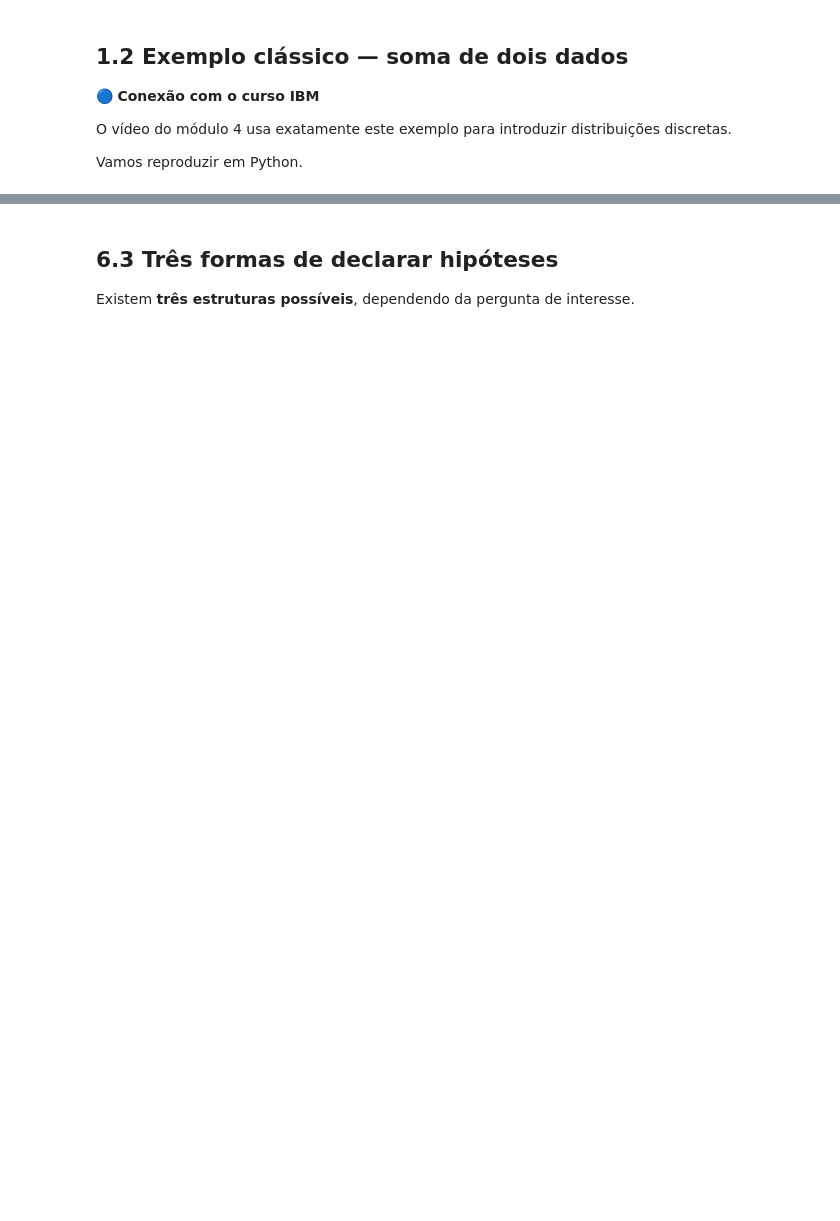
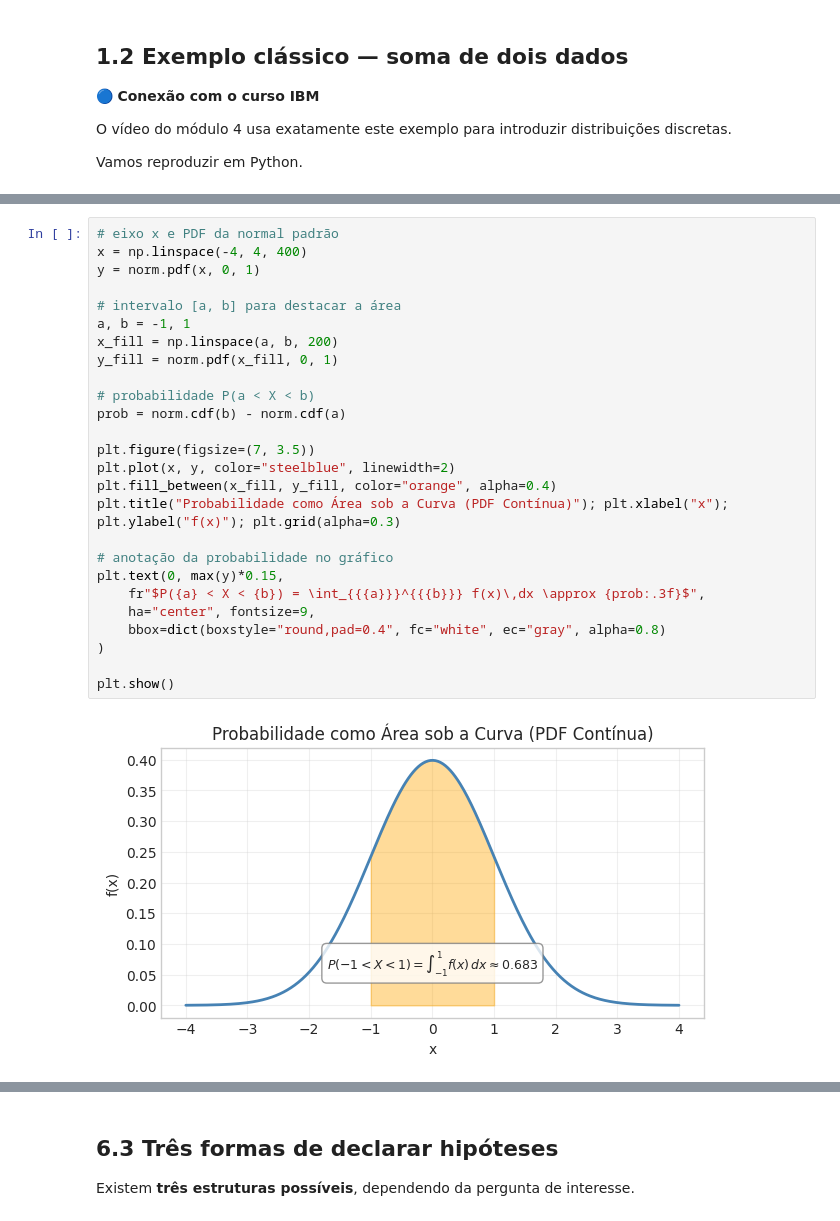
Before and after one commit to IncomeView/IBM_statistics, a Jupyter notebook: notebooks/copilot/4_probabilityDistributions.ipynb, the cells around one changed output, grey strips where cells are left out. Cells and saved outputs as stored; diff of their text form; blank space fills up the shorter version.

```diff
--- a/notebooks/copilot/4_probabilityDistributions.ipynb
+++ b/notebooks/copilot/4_probabilityDistributions.ipynb
@@ -264,3 +311,31 @@ $$
+# %%
+# eixo x e PDF da normal padrão
+x = np.linspace(-4, 4, 400)
+y = norm.pdf(x, 0, 1)
+
+# intervalo [a, b] para destacar a área
+a, b = -1, 1
+x_fill = np.linspace(a, b, 200)
+y_fill = norm.pdf(x_fill, 0, 1)
+
+# probabilidade P(a < X < b)
+prob = norm.cdf(b) - norm.cdf(a)
+
+plt.figure(figsize=(7, 3.5))
+plt.plot(x, y, color="steelblue", linewidth=2)
+plt.fill_between(x_fill, y_fill, color="orange", alpha=0.4)
+plt.title("Probabilidade como Área sob a Curva (PDF Contínua)"); plt.xlabel("x"); plt.ylabel("f(x)"); plt.grid(alpha=0.3)
+
+# anotação da probabilidade no gráfico
+plt.text(0, max(y)*0.15,
+    fr"$P({a} < X < {b}) = \int_{{{a}}}^{{{b}}} f(x)\,dx \approx {prob:.3f}$",
+    ha="center", fontsize=9,
+    bbox=dict(boxstyle="round,pad=0.4", fc="white", ec="gray", alpha=0.8)
+)
+
+plt.show()
+# %% [output]
+[figure, added]
 # %% [markdown]
 ## 3.3 CDF — Cumulative Distribution Function
 
```
Also changed, not shown: parts of 135 cells of this notebook, 2 other files.
